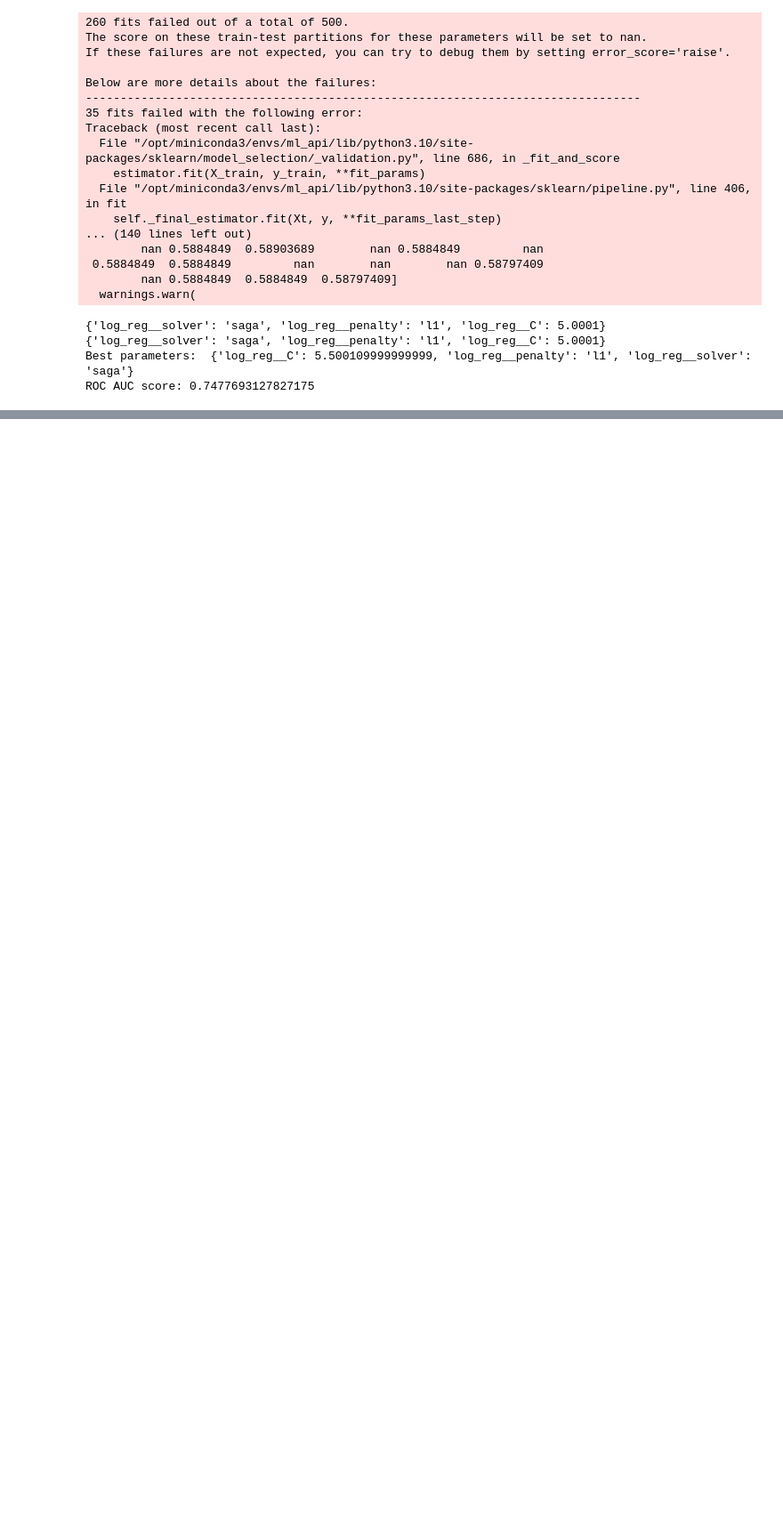
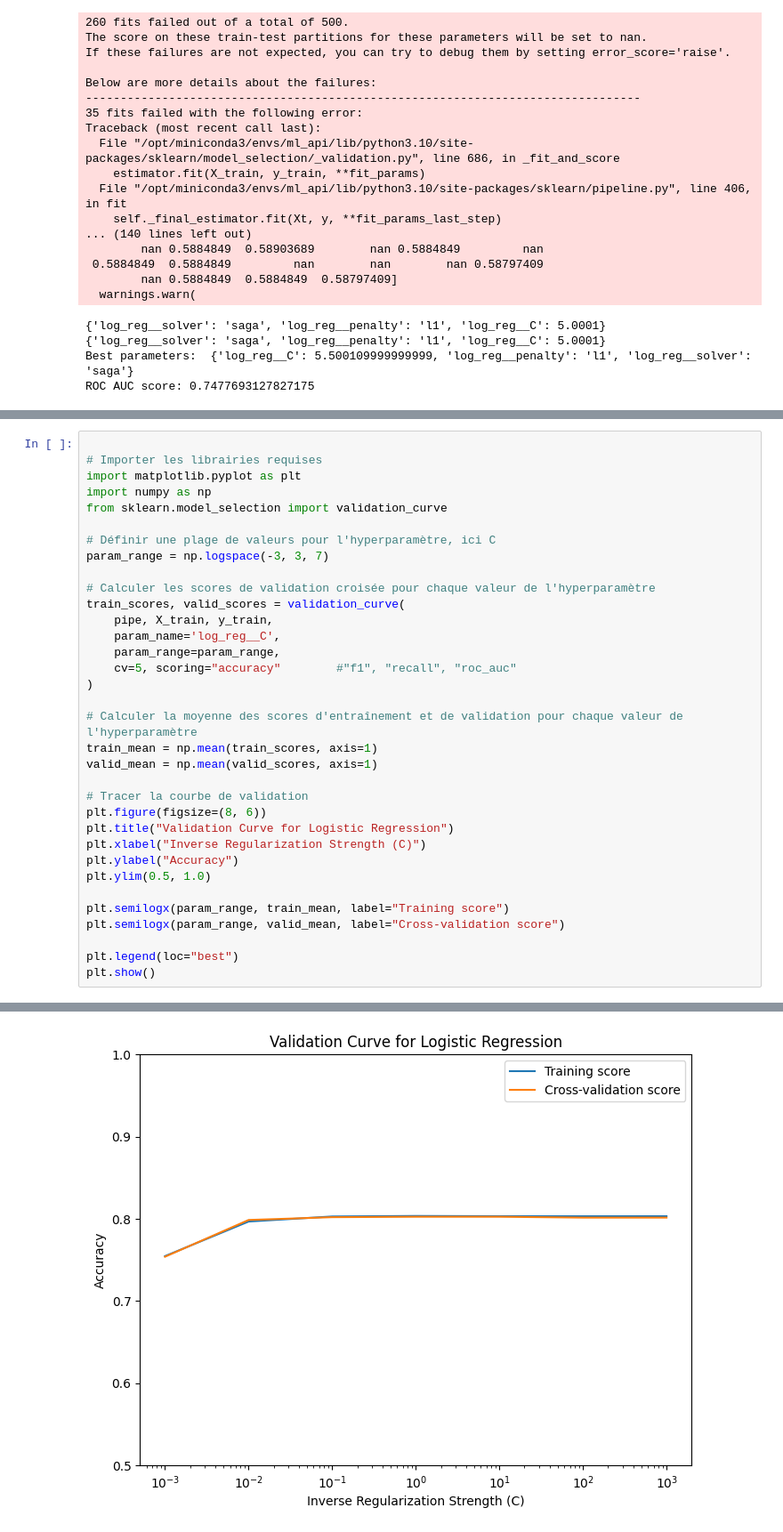
Before and after one commit to charles-42/classification_telco_churn, a Jupyter notebook: nb_service_internet_model.ipynb, the cells around one changed output, grey strips where cells are left out. Shown: that part at 89% size. Cells and saved outputs as stored; diff of their text form; blank space fills up the shorter version.

```diff
--- a/nb_service_internet_model.ipynb
+++ b/nb_service_internet_model.ipynb
@@ -430,0 +433,35 @@ ROC AUC score: 0.7477693127827175
+# %%
+
+# Importer les librairies requises
+import matplotlib.pyplot as plt
+import numpy as np
+from sklearn.model_selection import validation_curve
+
+# Définir une plage de valeurs pour l'hyperparamètre, ici C
+param_range = np.logspace(-3, 3, 7)
+
+# Calculer les scores de validation croisée pour chaque valeur de l'hyperparamètre
+train_scores, valid_scores = validation_curve(
+    pipe, X_train, y_train,
+    param_name='log_reg__C',
+    param_range=param_range,
+    cv=5, scoring="accuracy"        #"f1", "recall", "roc_auc"
+)
+
+# Calculer la moyenne des scores d'entraînement et de validation pour chaque valeur de l'hyperparamètre
+train_mean = np.mean(train_scores, axis=1)
+valid_mean = np.mean(valid_scores, axis=1)
+
+# Tracer la courbe de validation
+plt.figure(figsize=(8, 6))
+plt.title("Validation Curve for Logistic Regression")
+plt.xlabel("Inverse Regularization Strength (C)")
+plt.ylabel("Accuracy")
+plt.ylim(0.5, 1.0)
+
+plt.semilogx(param_range, train_mean, label="Training score")
+plt.semilogx(param_range, valid_mean, label="Cross-validation score")
+
+plt.legend(loc="best")
+plt.show()
+# %% [output]
@@ -430,0 +469 @@ ROC AUC score: 0.7477693127827175
+[figure, added]
```
Also changed, not shown: parts of 7 cells of this notebook.
